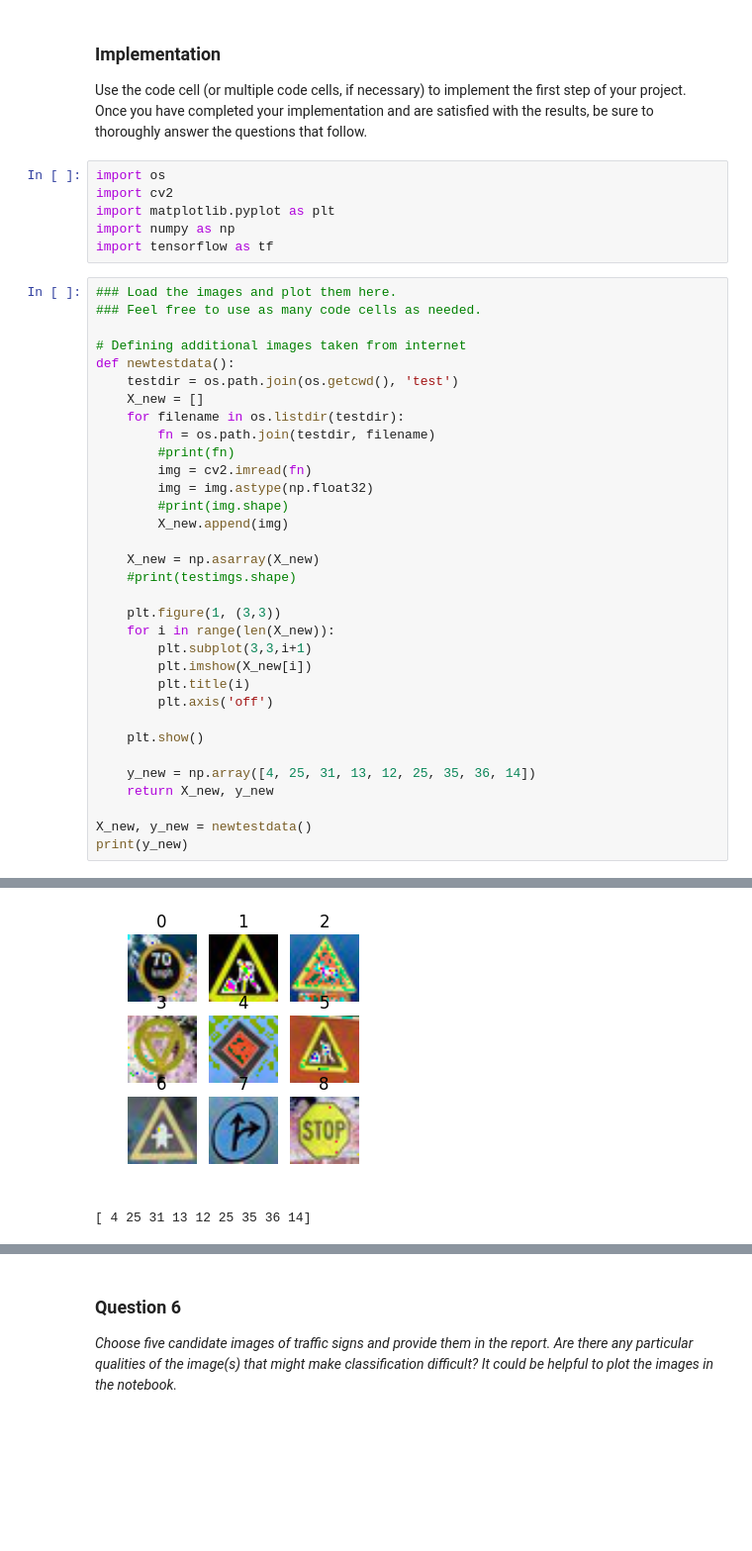
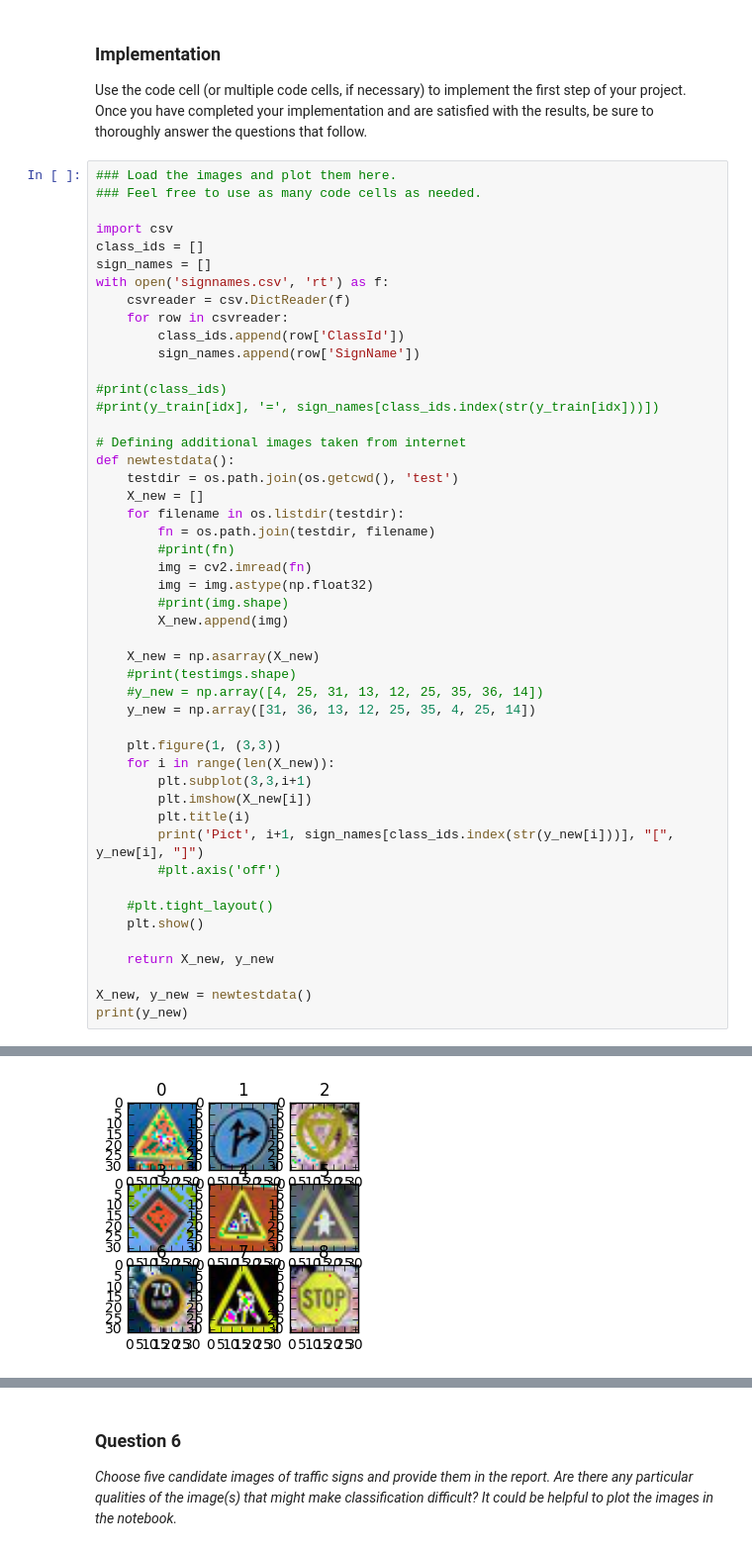
Before and after one commit to JeyakumarCK/ud, a Jupyter notebook: CarND-Traffic-Sign-Classifier-Project/Traffic_Sign_Classifier.ipynb, the cells around one changed output, grey strips where cells are left out. Shown at 99% size. Saved outputs shown, nothing was run; the diff lists cells and outputs as text; blank space fills up the shorter version.

```diff
--- a/CarND-Traffic-Sign-Classifier-Project/Traffic_Sign_Classifier.ipynb
+++ b/CarND-Traffic-Sign-Classifier-Project/Traffic_Sign_Classifier.ipynb
@@ -555,15 +551,21 @@ You may find `signnames.csv` useful as it contains mappings from the class id (i
 ### Implementation
 
 Use the code cell (or multiple code cells, if necessary) to implement the first step of your project. Once you have completed your implementation and are satisfied with the results, be sure to thoroughly answer the questions that follow.
-# %%
-import os
-import cv2
-import matplotlib.pyplot as plt
-import numpy as np
-import tensorflow as tf
 # %%
 ### Load the images and plot them here.
 ### Feel free to use as many code cells as needed.
+
+import csv
+class_ids = []
+sign_names = []
+with open('signnames.csv', 'rt') as f:
+    csvreader = csv.DictReader(f)
+    for row in csvreader:
+        class_ids.append(row['ClassId'])
+        sign_names.append(row['SignName'])
+
+#print(class_ids)
+#print(y_train[idx], '=', sign_names[class_ids.index(str(y_train[idx]))])
 
 # Defining additional images taken from internet
 def newtestdata():
@@ -579,17 +581,20 @@ def newtestdata():
 
     X_new = np.asarray(X_new)
     #print(testimgs.shape)
+    #y_new = np.array([4, 25, 31, 13, 12, 25, 35, 36, 14])
+    y_new = np.array([31, 36, 13, 12, 25, 35, 4, 25, 14])
 
     plt.figure(1, (3,3))
     for i in range(len(X_new)):
         plt.subplot(3,3,i+1)
         plt.imshow(X_new[i])
         plt.title(i)
-        plt.axis('off')
+        print('Pict', i+1, sign_names[class_ids.index(str(y_new[i]))], "[", y_new[i], "]")
+        #plt.axis('off')
 
+    #plt.tight_layout()
     plt.show()
 
-    y_new = np.array([4, 25, 31, 13, 12, 25, 35, 36, 14])
     return X_new, y_new
 
 X_new, y_new = newtestdata()
@@ -598,2 +612 @@ print(y_new)
-[figure, old version]
+[figure, new version]
-[ 4 25 31 13 12 25 35 36 14]
```
Also changed, not shown: parts of 10 cells of this notebook, 3 other files.
